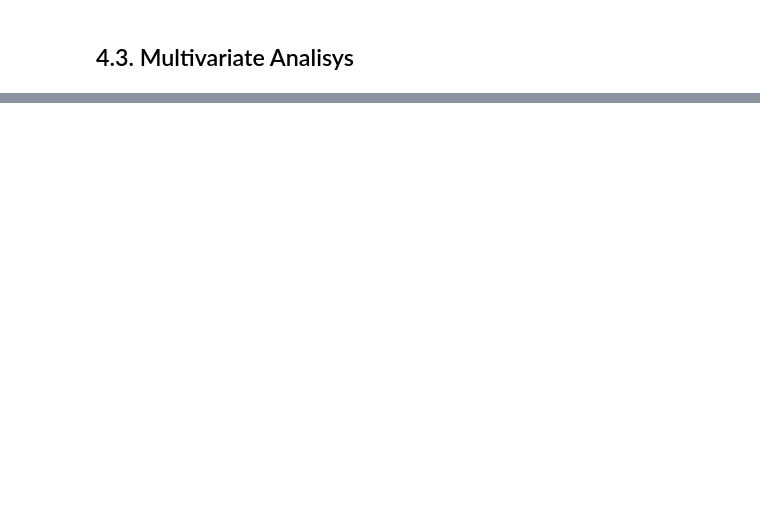
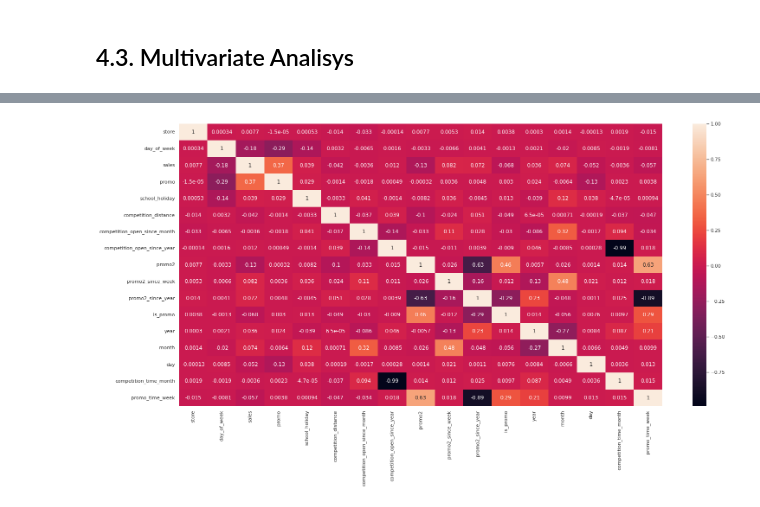
Before and after one commit to felipefvasconcelos/Rossman_Sales_Prediction, a Jupyter notebook: Modulo_04.ipynb, the cells around one changed output, grey strips where cells are left out. Cells and saved outputs as stored; diff of their text form; code cells hidden in the pictures; blank space fills up the shorter version.

```diff
--- a/Modulo_04.ipynb
+++ b/Modulo_04.ipynb
@@ -672,0 +707,7 @@ aux2
+# %%
+# using cleaned data (after feature engineering and data filtering)
+num = df4.select_dtypes(include=['int64', 'float64'])
+correlation2 = num.corr(method='pearson')
+sns.heatmap(correlation2, annot=True);
+# %% [output]
+[figure, added]
```
Also changed, not shown: parts of 10 cells of this notebook.
